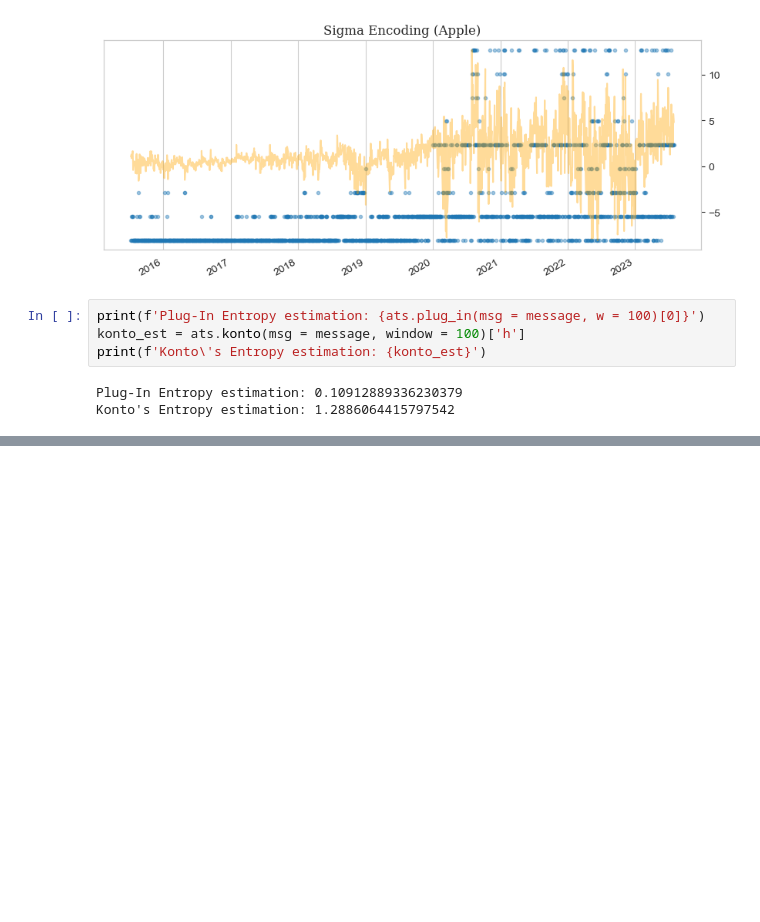
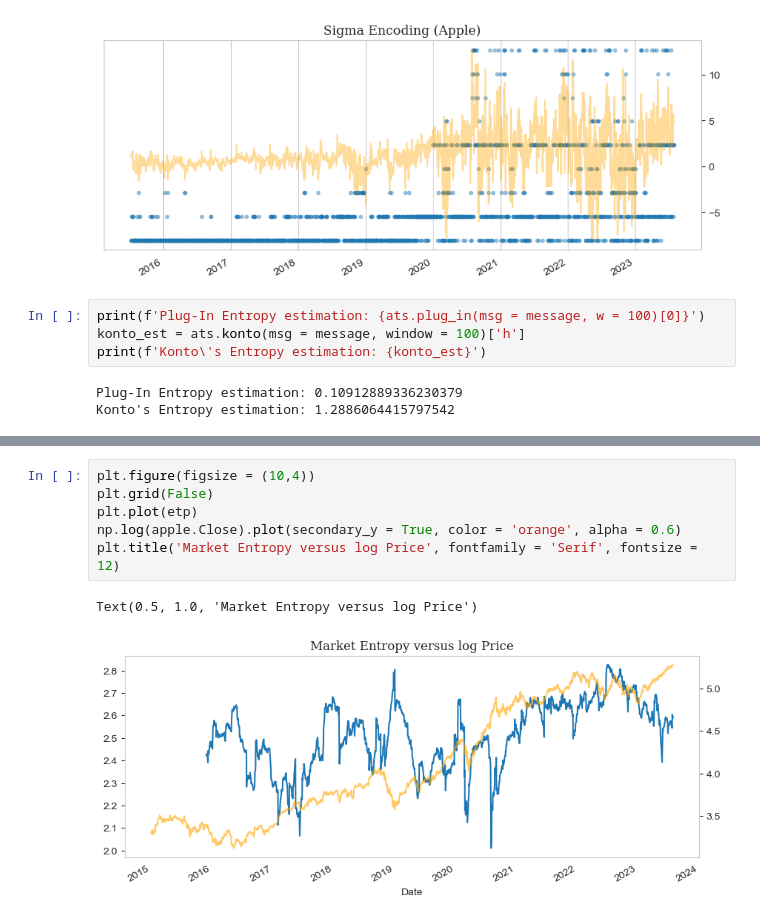
Before and after one commit to Tommylee1013/QUANTIFI, a Jupyter notebook: Week 10/Advanced Time Series.ipynb, the cells around one changed output, grey strips where cells are left out. Drawn from its saved outputs; the diff is of its cells as text; blank space fills up the shorter version.

```diff
--- a/Week 10/Advanced Time Series.ipynb
+++ b/Week 10/Advanced Time Series.ipynb
@@ -276,2 +308,11 @@ Konto's Entropy estimation: 1.2886064415797542
+# %%
+plt.figure(figsize = (10,4))
+plt.grid(False)
+plt.plot(etp)
+np.log(apple.Close).plot(secondary_y = True, color = 'orange', alpha = 0.6)
+plt.title('Market Entropy versus log Price', fontfamily = 'Serif', fontsize = 12)
+# %% [output]
+Text(0.5, 1.0, 'Market Entropy versus log Price')
+[figure, added]
 # %% [markdown]
 #### 3. Bar Sampling
```
Also changed, not shown: parts of 26 cells of this notebook, 2 other files.
